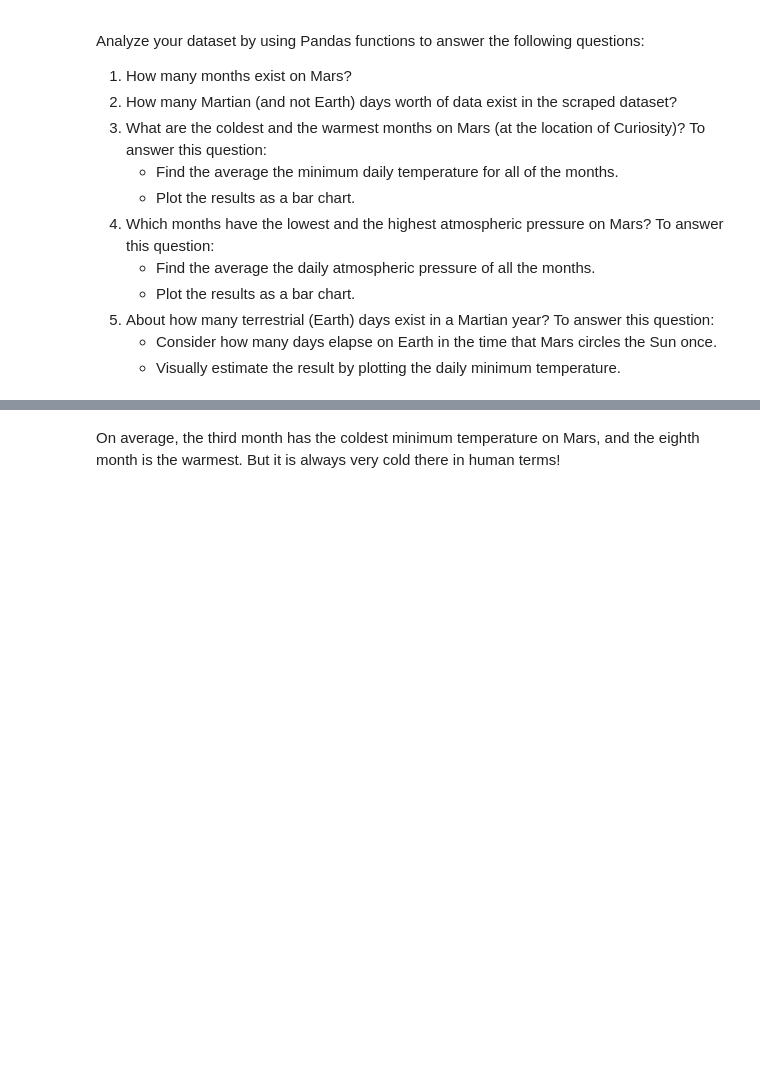
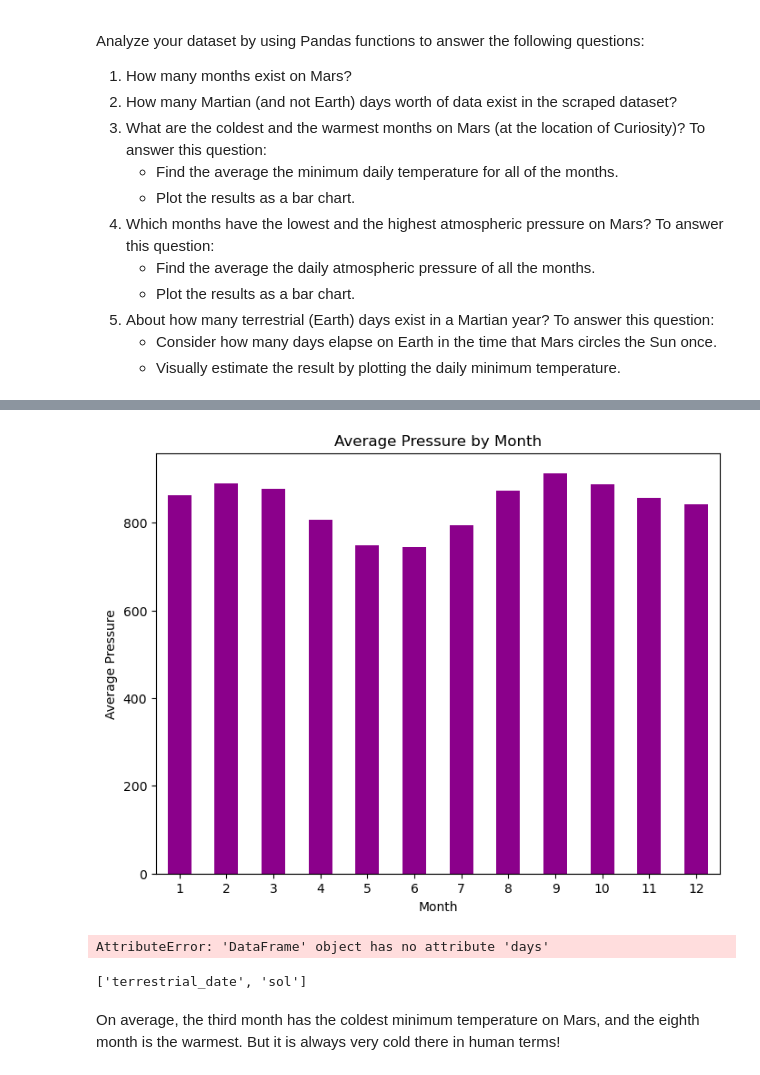
Before and after one commit to ssmorgan678/scrape-challenge, a Jupyter notebook: Starter_Code/part_2_mars_weather-Copy1.ipynb, the cells around one changed output, grey strips where cells are left out. Drawn from its saved outputs; the diff is of its cells as text; code cells hidden in the pictures; blank space fills up the shorter version.

```diff
--- a/Starter_Code/part_2_mars_weather-Copy1.ipynb
+++ b/Starter_Code/part_2_mars_weather-Copy1.ipynb
@@ -173,2 +251,4 @@ sol
 # %%
 # 4. Average pressure by Martian month
+avg_pressure = table_df.groupby('month')['pressure'].mean()
+print(avg_pressure)
@@ -177,5 +270,44 @@ sol
+# %%
+# Plot the average pressure by month
+
+avg_pressure.plot.bar(title="Average Pressure by Month", color="darkmagenta", figsize=(8,6))
+
+plt.xticks(rotation=0)
+plt.xlabel("Month")
+plt.ylabel("Average Pressure")
+plt.show()
+# %% [output]
+[figure, added]
+# %%
+min_earth_date = table_df['terrestrial_date'].min()
+max_earth_date = table_df['terrestrial_date'].max()
+
+
+days_per_sol = (max_earth_date - min_earth_date).days / (table_df['sol'].max() - table_df['sol'].min())
+
+days_per_sol = earth_days.days / (table_df['sol'].max() - table_df['sol'].min())
+
+per_martian_year = days_per_sol * 687
+
+print("There are", per_martian_year, "Earth days in a Martian year.")
+# %% [output]
+AttributeError: 'DataFrame' object has no attribute 'days'
 # %%
 # 5. How many terrestrial (earth) days are there in a Martian year?
+
+#terr_days = table_df.terrestrial_date.nunique()
+
+days_year = table_df
+
+
+['terrestrial_date', 'sol']
+
+
+
+#days_to_year = table_df.groupby('sol')['terrestrial_date'].count()
+#print(days_to_year)
+# %% [output]
+['terrestrial_date', 'sol']
 # %% [markdown]
 On average, the third month has the coldest minimum temperature on Mars, and the eighth month is the warmest. But it is always very cold there in human terms!
 # %% [markdown]
```
Also changed, not shown: parts of 10 cells of this notebook.
